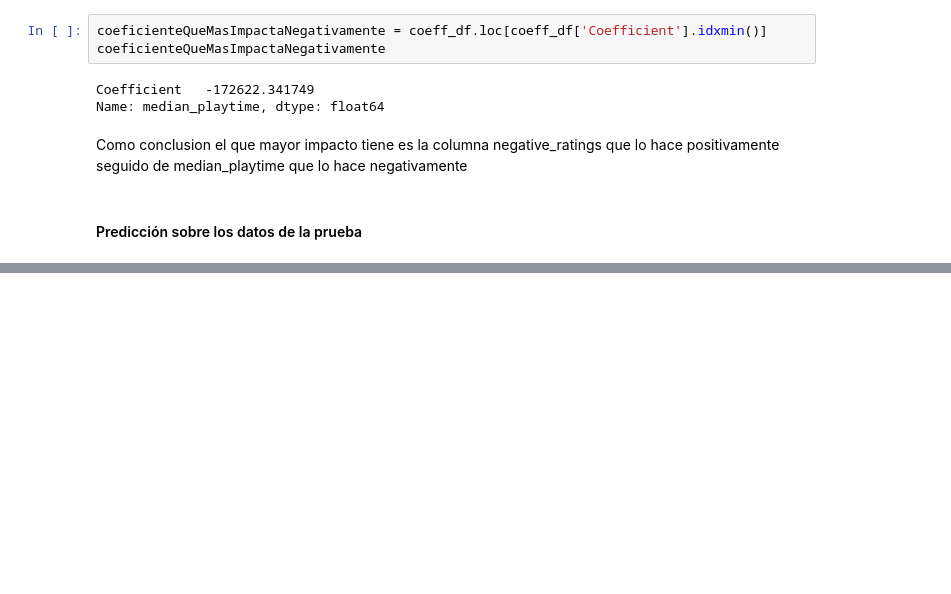
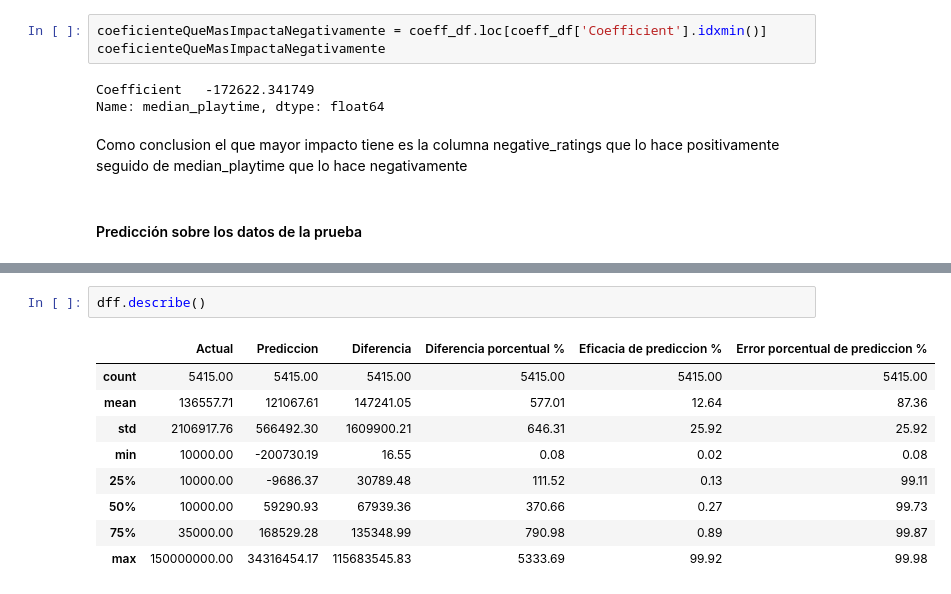
Before and after one commit to Lorenzomar4/ParadigmasDeProgramacionUnsam-tps, a Jupyter notebook: Tp1.ipynb, the cells around one changed output, grey strips where cells are left out. Saved outputs shown, nothing was run; the diff lists cells and outputs as text; blank space fills up the shorter version.

```diff
--- a/Tp1.ipynb
+++ b/Tp1.ipynb
@@ -624,0 +683,12 @@ Revisemos la diferencia entre el valor real y el valor previsto.
+# %%
+dff.describe()
+# %% [output]
+|  | Actual | Prediccion | Diferencia | Diferencia porcentual % | Eficacia de prediccion % | Error porcentual de prediccion % |
+| count | 5415.00 | 5415.00 | 5415.00 | 5415.00 | 5415.00 | 5415.00 |
+| mean | 136557.71 | 121067.61 | 147241.05 | 577.01 | 12.64 | 87.36 |
+| std | 2106917.76 | 566492.30 | 1609900.21 | 646.31 | 25.92 | 25.92 |
+| min | 10000.00 | -200730.19 | 16.55 | 0.08 | 0.02 | 0.08 |
+| 25% | 10000.00 | -9686.37 | 30789.48 | 111.52 | 0.13 | 99.11 |
+| 50% | 10000.00 | 59290.93 | 67939.36 | 370.66 | 0.27 | 99.73 |
+| 75% | 35000.00 | 168529.28 | 135348.99 | 790.98 | 0.89 | 99.87 |
+| max | 150000000.00 | 34316454.17 | 115683545.83 | 5333.69 | 99.92 | 99.98 |
```
Also changed, not shown: parts of 12 cells of this notebook.
